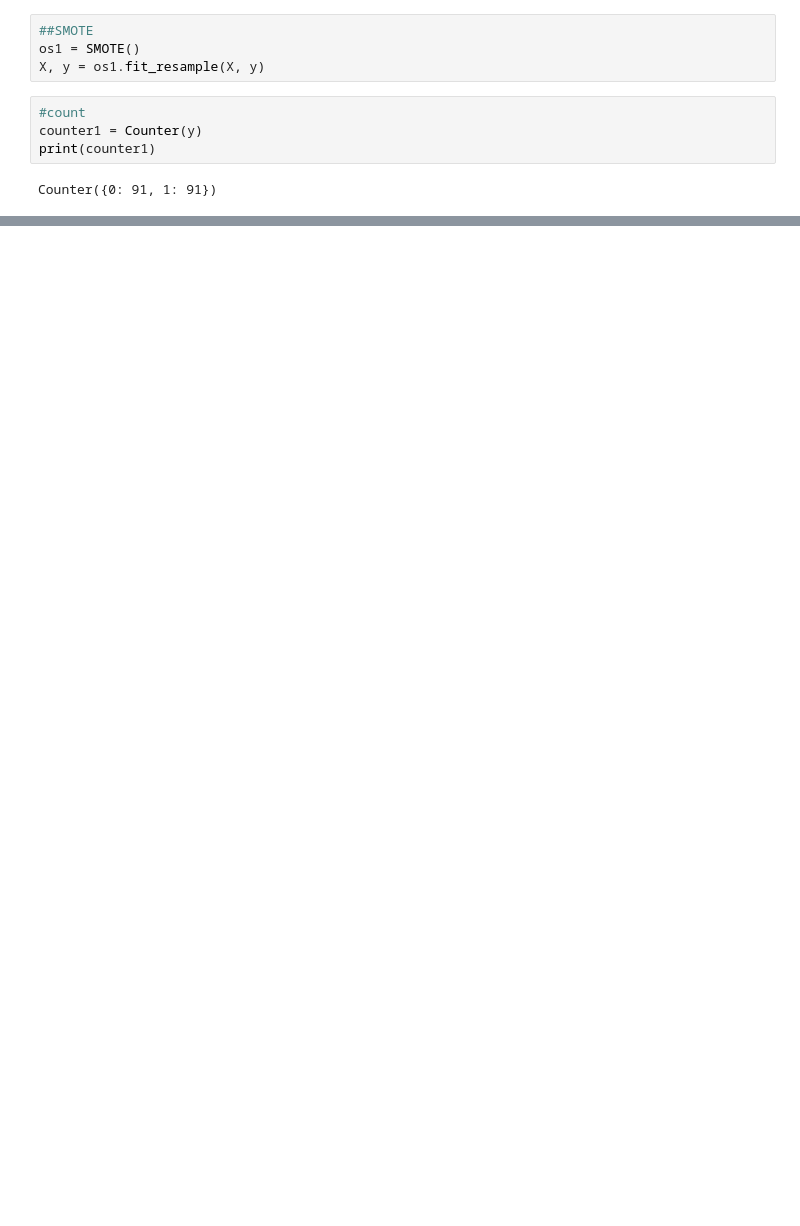
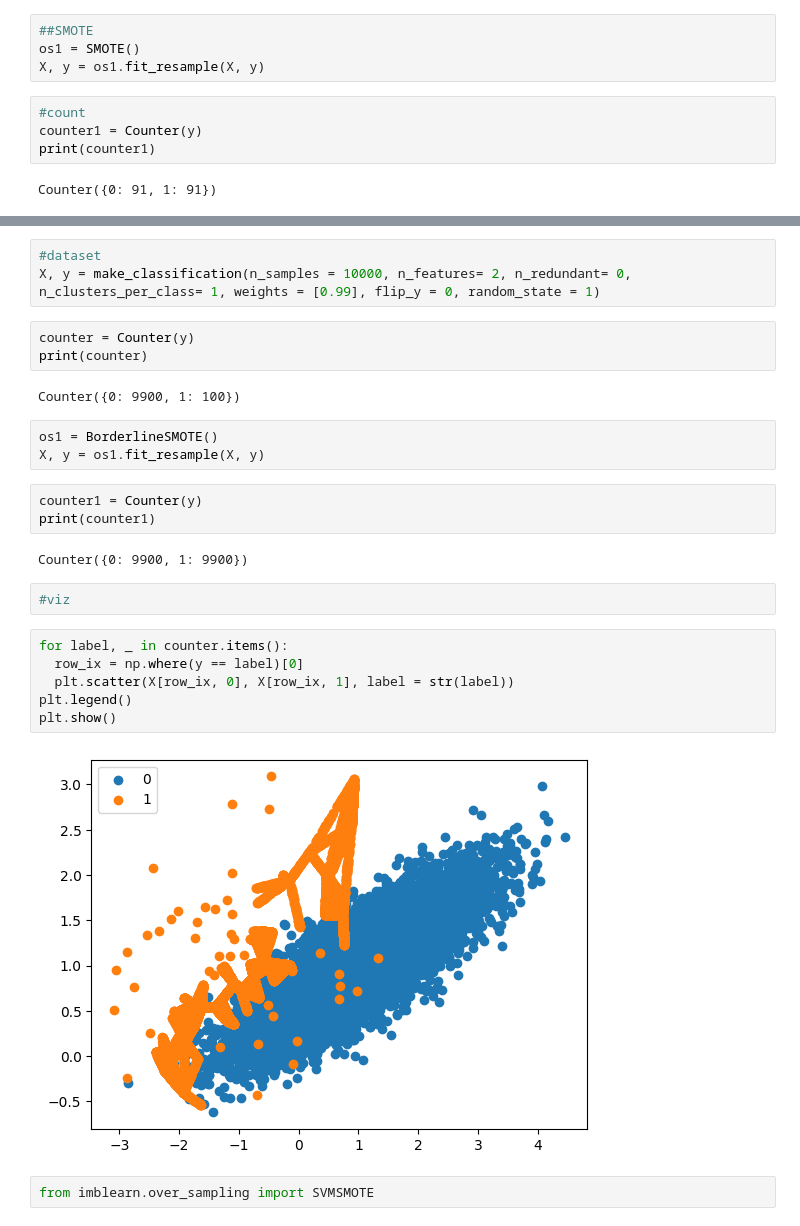
Before and after one commit to divx1979/IMB_CLASSIFICATION, a Jupyter notebook: Imbal_Classif.ipynb, the cells around one changed output, grey strips where cells are left out. Drawn from its saved outputs; the diff is of its cells as text; blank space fills up the shorter version.

```diff
--- a/Imbal_Classif.ipynb
+++ b/Imbal_Classif.ipynb
@@ -125,0 +181,28 @@ plt.show()
+# %%
+#dataset
+X, y = make_classification(n_samples = 10000, n_features= 2, n_redundant= 0, n_clusters_per_class= 1, weights = [0.99], flip_y = 0, random_state = 1)
+# %%
+counter = Counter(y)
+print(counter)
+# %% [output]
+Counter({0: 9900, 1: 100})
+# %%
+os1 = BorderlineSMOTE()
+X, y = os1.fit_resample(X, y)
+# %%
+counter1 = Counter(y)
+print(counter1)
+# %% [output]
+Counter({0: 9900, 1: 9900})
+# %%
+#viz
+# %%
+for label, _ in counter.items():
+  row_ix = np.where(y == label)[0]
+  plt.scatter(X[row_ix, 0], X[row_ix, 1], label = str(label))
+plt.legend()
+plt.show()
+# %% [output]
+[figure, added]
+# %%
+from imblearn.over_sampling import SVMSMOTE
```
Also changed, not shown: parts of 28 cells of this notebook.
